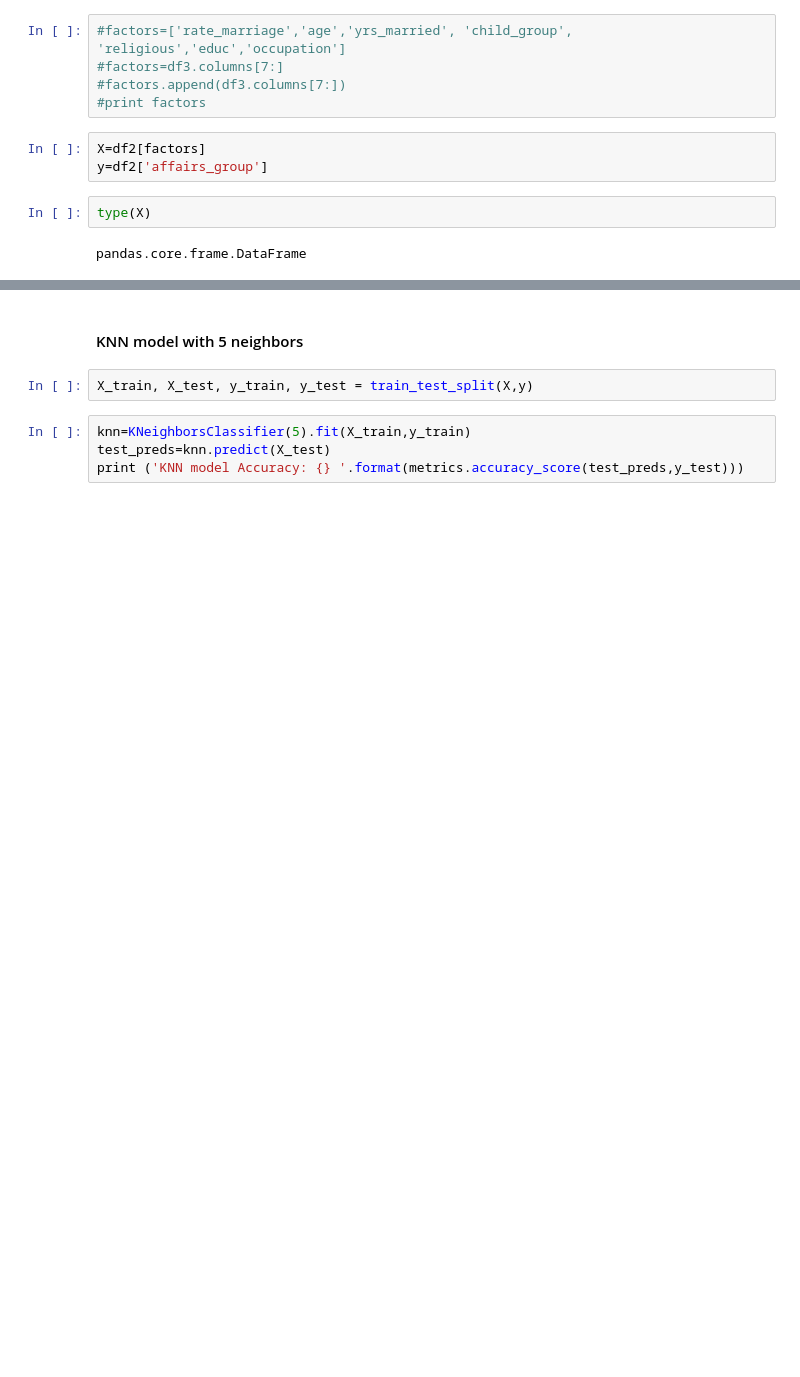
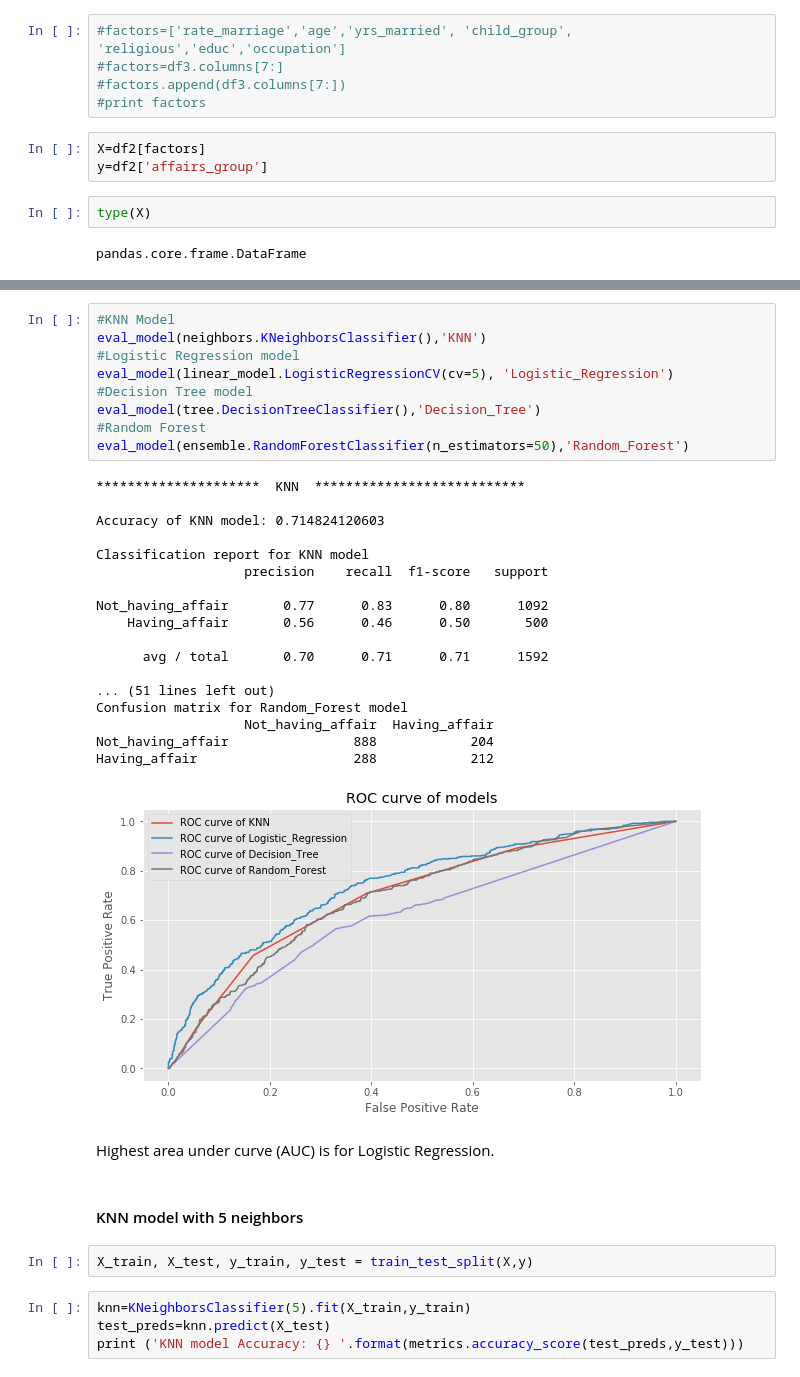
Before and after one commit to norvin2002/ga-data-science, a Jupyter notebook: Final Project ExtraM-without dummies.ipynb, the cells around one changed output, grey strips where cells are left out. Saved outputs shown, nothing was run; the diff lists cells and outputs as text; blank space fills up the shorter version.

```diff
--- a/Final Project ExtraM-without dummies.ipynb
+++ b/Final Project ExtraM-without dummies.ipynb
@@ -378,3 +421,33 @@ pandas.core.frame.DataFrame
+# %%
+#KNN Model
+eval_model(neighbors.KNeighborsClassifier(),'KNN')
+#Logistic Regression model
+eval_model(linear_model.LogisticRegressionCV(cv=5), 'Logistic_Regression')
+#Decision Tree model
+eval_model(tree.DecisionTreeClassifier(),'Decision_Tree')
+#Random Forest
+eval_model(ensemble.RandomForestClassifier(n_estimators=50),'Random_Forest')
+# %% [output]
+*********************  KNN  ***************************
+
+Accuracy of KNN model: 0.714824120603
+
+Classification report for KNN model
+                   precision    recall  f1-score   support
+
+Not_having_affair       0.77      0.83      0.80      1092
+    Having_affair       0.56      0.46      0.50       500
+
+      avg / total       0.70      0.71      0.71      1592
+
+... (51 lines left out)
+Confusion matrix for Random_Forest model
+                   Not_having_affair  Having_affair
+Not_having_affair                888            204
+Having_affair                    288            212
+[figure, added]
+# %% [markdown]
+Highest area under curve (AUC) is for Logistic Regression.
 # %% [markdown]
 #### KNN model with 5 neighbors
 # %%
```
Also changed, not shown: parts of 23 cells of this notebook.
